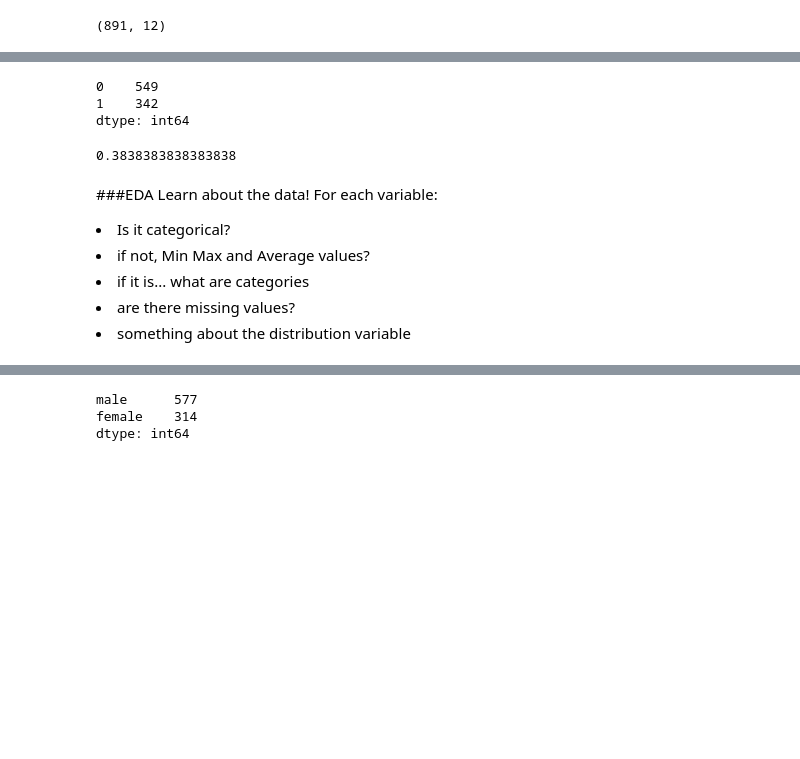
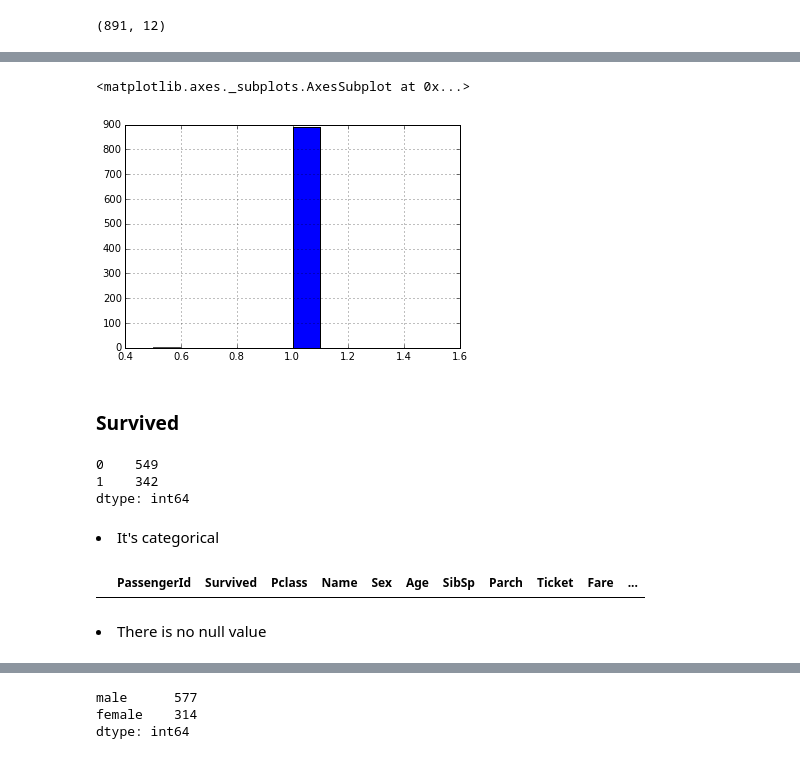
Before and after one commit to ribero29/GitHub, a Jupyter notebook: Titanic EDA.ipynb, the cells around one changed output, grey strips where cells are left out. Drawn from its saved outputs; the diff is of its cells as text; code cells hidden in the pictures; blank space fills up the shorter version.

```diff
--- a/Titanic EDA.ipynb
+++ b/Titanic EDA.ipynb
@@ -37,19 +83,21 @@ df.shape
+# %%
+df.PassengerId.value_counts().hist()
+# %% [output]
+<matplotlib.axes._subplots.AxesSubplot at 0x...>
+[figure, added]
+# %% [markdown]
+### Survived
 # %%
 df.Survived.value_counts()
 # %% [output]
 0    549
 1    342
 dtype: int64
-# %%
-342/891.0
-# %% [output]
-0.3838383838383838
-# %% [markdown]
-###EDA
-Learn about the data!
-For each variable:
-<li> Is it categorical?
-<li> if not, Min Max and Average values?
-<li> if it is... what are categories
-<li> are there missing values?
-<li> something about the distribution variable
+# %% [markdown]
+<li> It's categorical
+# %%
+df[df.Survived.isnull()]
+# %% [output]
+|  | PassengerId | Survived | Pclass | Name | Sex | Age | SibSp | Parch | Ticket | Fare | ... |
+# %% [markdown]
+<li> There is no null value
```
Also changed, not shown: parts of 68 cells of this notebook.
